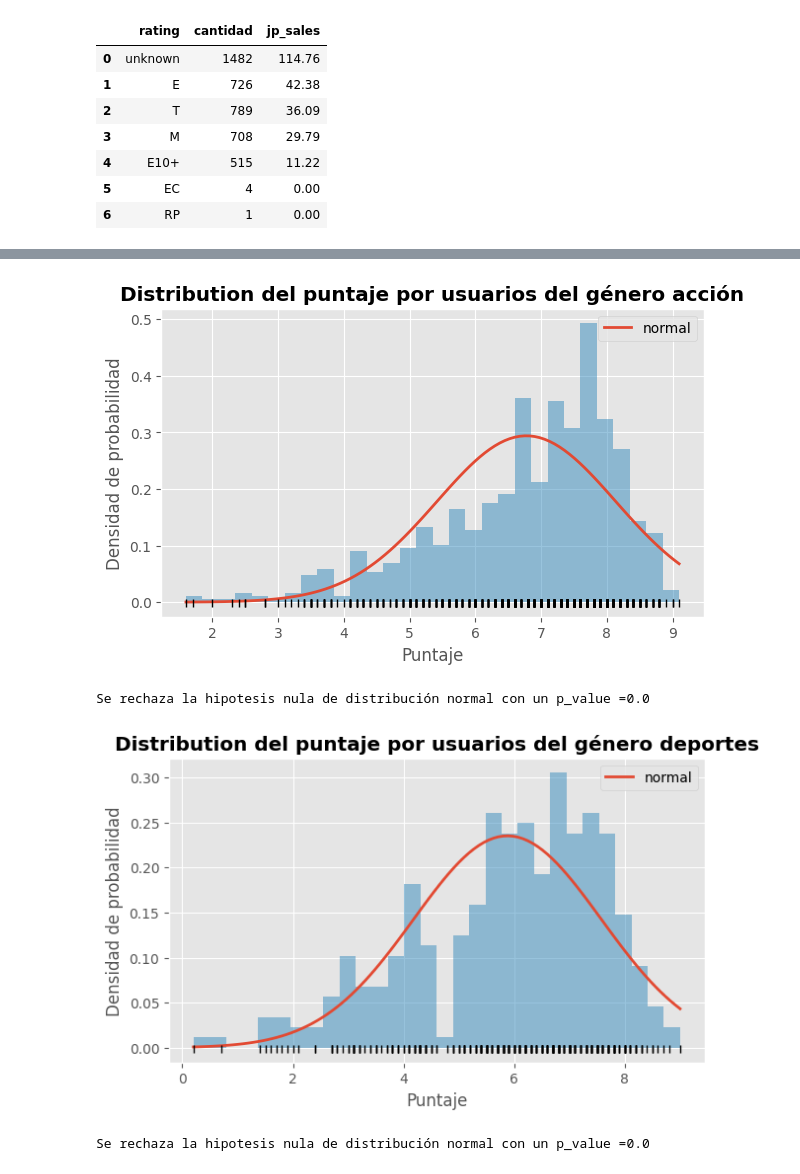
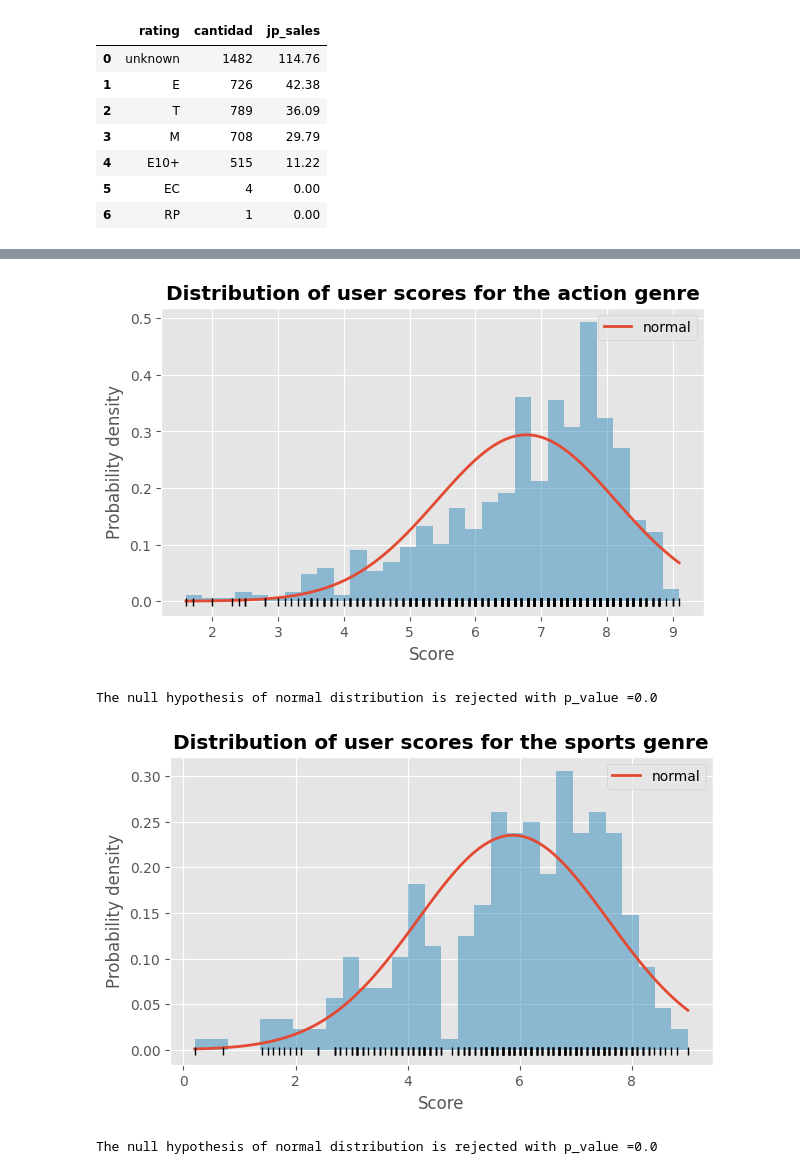
Before and after one commit to Juanhv24/ICE-Video-Game-Store-Data-Analysis-Project-, a Jupyter notebook: notebooks/ICE_EDA.ipynb, the cells around one changed output, grey strips where cells are left out. Saved outputs shown, nothing was run; the diff lists cells and outputs as text; code cells hidden in the pictures.

```diff
--- a/notebooks/ICE_EDA.ipynb
+++ b/notebooks/ICE_EDA.ipynb
@@ -15,9 +15,10 @@ warnings.filterwarnings ("ignore")
 # 2. Dataset
 # %%
 games = pd.read_csv (r"C:\Users\juand\OneDrive\Escritorio\TripleTen\Project 6\games.csv")
-# Estandarización títulos
+# Standardization of titles
 new_title = []
 for title in games.columns:
     new_title.append (title.lower())
 games.columns = new_title
+games = games[~((games["platform"] == "DS") & (games["year_of_release"] < 2004))]
 # %% [markdown]
@@ -1038,23 +1038,23 @@ action_rating = action ["user_score"].dropna()
 # %%
 mu, sigma = st.norm.fit (action_rating)
 x_hat = np.linspace (min(action_rating), max (action_rating), num = 100)
 y_hat = st.norm.pdf (x_hat, mu, sigma)
 
 fig, ax = plt.subplots (figsize = (7,4))
 plt.plot (x_hat, y_hat, linewidth = 2, label = "normal")
 plt.hist (x = action_rating, density= True, bins = 30, alpha= 0.5)
 plt.plot (action_rating, np.full_like (action_rating, -0.001), "|k", markeredgewidth = 1)
-plt.title ("Distribution del puntaje por usuarios del género acción", fontdict={"weight":"bold"})
-plt.xlabel ("Puntaje")
-plt.ylabel ("Densidad de probabilidad")
+plt.title ("Distribution of user scores for the action genre", fontdict={"weight":"bold"})
+plt.xlabel ("Score")
+plt.ylabel ("Probability density")
 plt.legend ();
 # %% [output]
-[figure, old version]
+[figure, new version]
 # %%
 stat, p_value =  st.shapiro (action_rating)
-print (f"Se rechaza la hipotesis nula de distribución normal con un p_value ={round (p_value, 4)}")
+print (f"The null hypothesis of normal distribution is rejected with p_value ={round (p_value, 4)}")
 # %% [output]
-Se rechaza la hipotesis nula de distribución normal con un p_value =0.0
+The null hypothesis of normal distribution is rejected with p_value =0.0
 # %%
 sports = data.query ("genre == 'Sports'")
 sports_rating = sports["user_score"].dropna()
@@ -1067,15 +1067,15 @@ fig, ax = plt.subplots (figsize = (7,4))
 plt.plot (x_hat, y_hat, linewidth = 2, label = "normal")
 plt.hist (x = sports_rating, density= True, bins = 30, alpha = 0.5)
 plt.plot (sports_rating, np.full_like (sports_rating, -0.001), "|k", markeredgewidth = 1)
-plt.title ("Distribution del puntaje por usuarios del género deportes", fontdict={"weight":"bold"})
-plt.xlabel ("Puntaje")
-plt.ylabel ("Densidad de probabilidad")
+plt.title ("Distribution of user scores for the sports genre", fontdict={"weight":"bold"})
+plt.xlabel ("Score")
+plt.ylabel ("Probability density")
 plt.legend ();
 # %% [output]
-[figure, old version]
+[figure, new version]
 # %%
 stat, p_value =  st.shapiro (sports_rating)
-print (f"Se rechaza la hipotesis nula de distribución normal con un p_value ={round (p_value, 4)}")
+print (f"The null hypothesis of normal distribution is rejected with p_value ={round (p_value, 4)}")
 # %% [output]
-Se rechaza la hipotesis nula de distribución normal con un p_value =0.0
+The null hypothesis of normal distribution is rejected with p_value =0.0
 # %% [markdown]
```
Also changed, not shown: parts of 78 cells of this notebook.
